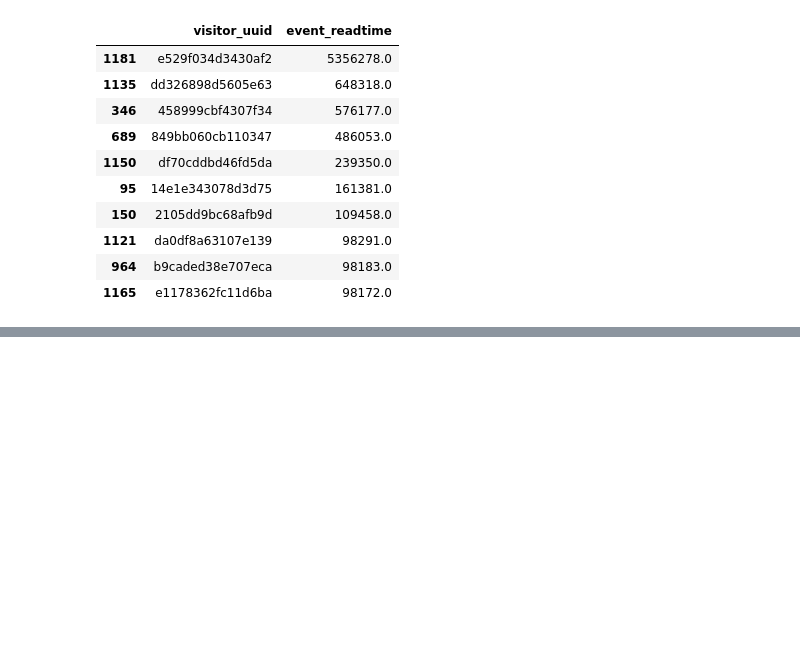
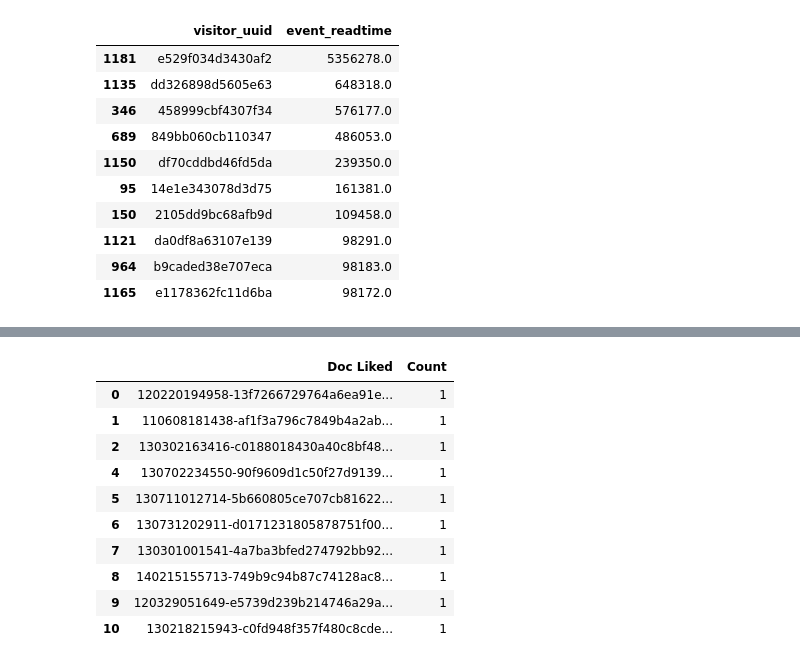
Before and after one commit to overmars86/analyticsapp, a Jupyter notebook: CW_2/Project/Code/working.ipynb, the cells around one changed output, grey strips where cells are left out. Drawn from its saved outputs; the diff is of its cells as text; code cells hidden in the pictures; blank space fills up the shorter version.

Commit message:
liked function on jupyter

```diff
--- a/CW_2/Project/Code/working.ipynb
+++ b/CW_2/Project/Code/working.ipynb
@@ -274,0 +351,38 @@ ax = sns.set_style(style = "darkgrid")
+# %%
+def also_like(doc_uuid):
+    user_here = []
+    doc_like = []
+    doc_like_count = []
+    df_like = df[['visitor_uuid','subject_doc_id']]
+    # doc_uuid = "130822235319-831e8a551d644af105e96c00cdc7b169"
+    df_like_doc = df_like.loc[df_like['subject_doc_id'] == doc_uuid]
+    like = df_like_doc.groupby(by=['visitor_uuid']).count().sort_values(
+        by='subject_doc_id', ascending=False).reset_index()
+    for i in range(like.shape[0]):
+        df_like_other = df_like.loc[df_like['visitor_uuid'] == like.iloc[i,0]]
+        if df_like_other.shape[0] > 0:
+            user_here.append(like.iloc[i,0])
+        for x in range(len(user_here)):
+            df_like_other_2 = df_like.loc[df_like['visitor_uuid'] == user_here[x]]
+            df_like_other_3 = df_like_other_2['subject_doc_id'].value_counts().reset_index()
+            if df_like_other_3.shape[0] > 0:
+                for n in range(df_like_other_3.shape[0]):
+                    doc_like.append(df_like_other_3.iloc[n,0])
+                    doc_like_count.append(df_like_other_3.iloc[n,1])
+    like_final = pd.DataFrame(list(zip(doc_like, doc_like_count)), columns=['Doc Liked', 'Count'])
+    like_final = like_final.loc[like_final['Doc Liked'] != doc_uuid]
+    return like_final.head(10).sort_values(by='Count', ascending=False)
+# %%
+also_like("130822235319-831e8a551d644af105e96c00cdc7b169")
+# %% [output]
+|  | Doc Liked | Count |
+| 0 | 120220194958-13f7266729764a6ea91e... | 1 |
+| 1 | 110608181438-af1f3a796c7849b4a2ab... | 1 |
+| 2 | 130302163416-c0188018430a40c8bf48... | 1 |
+| 4 | 130702234550-90f9609d1c50f27d9139... | 1 |
+| 5 | 130711012714-5b660805ce707cb81622... | 1 |
+| 6 | 130731202911-d0171231805878751f00... | 1 |
+| 7 | 130301001541-4a7ba3bfed274792bb92... | 1 |
+| 8 | 140215155713-749b9c94b87c74128ac8... | 1 |
+| 9 | 120329051649-e5739d239b214746a29a... | 1 |
+| 10 | 130218215943-c0fd948f357f480c8cde... | 1 |
```
Also changed, not shown: parts of 13 cells of this notebook.
